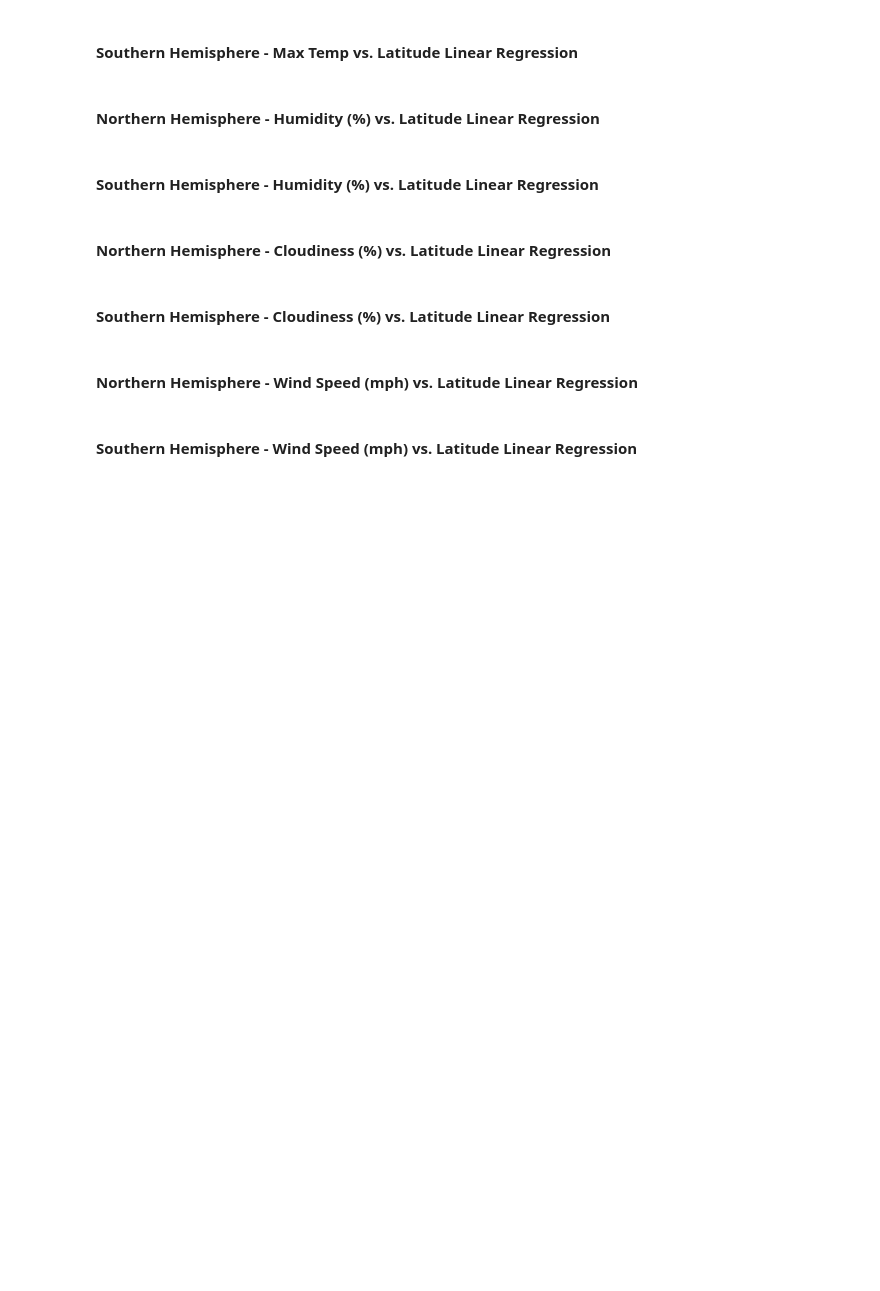
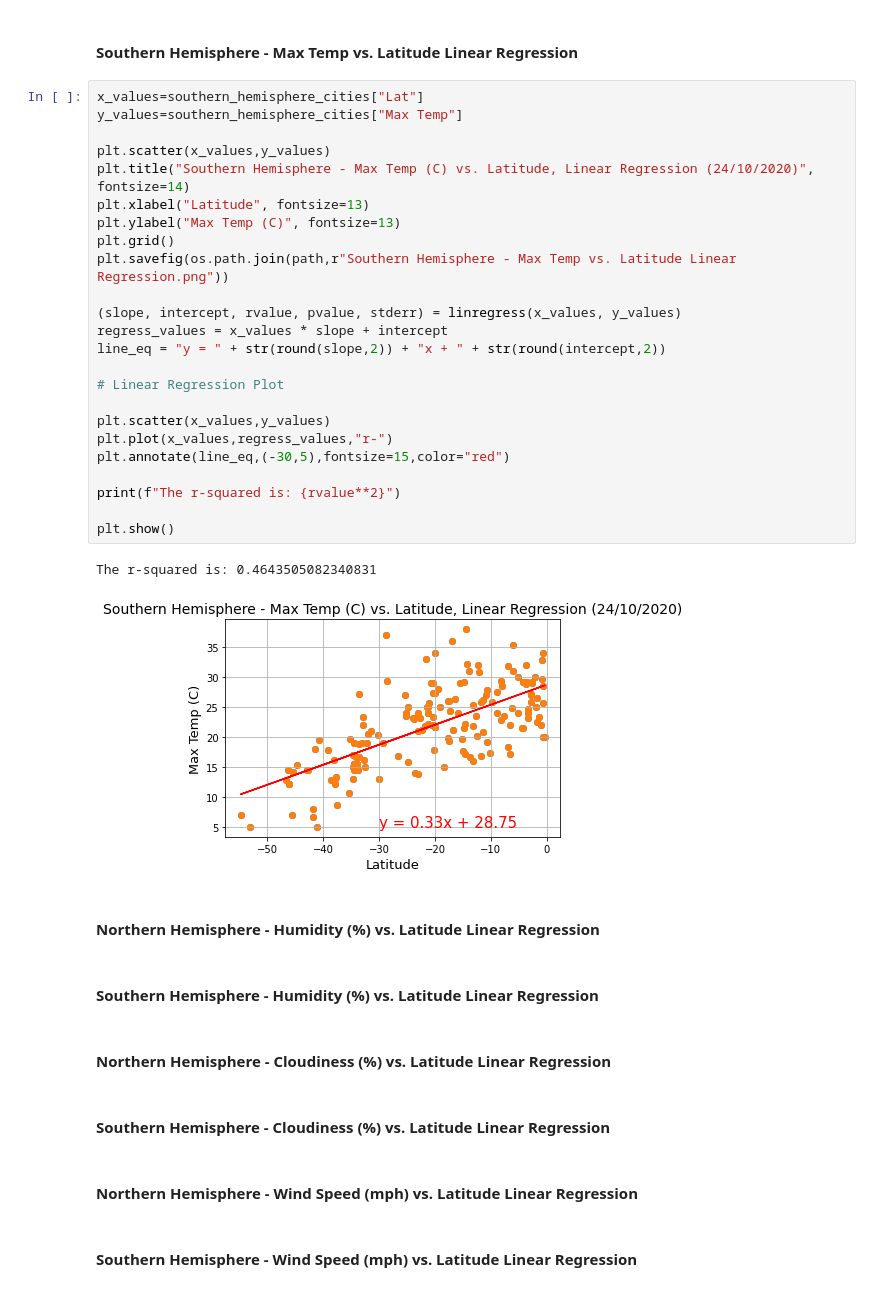
Before and after one commit to trezeget-1/Equator-Weather-Research, a Jupyter notebook: Instructions/starter_code/WeatherPy.ipynb, the cells around one changed output. Saved outputs shown, nothing was run; the diff lists cells and outputs as text; blank space fills up the shorter version.

```diff
--- a/Instructions/starter_code/WeatherPy.ipynb
+++ b/Instructions/starter_code/WeatherPy.ipynb
@@ -331,5 +354,32 @@ southern_hemisphere_cities
 # %% [markdown]
 ####  Southern Hemisphere - Max Temp vs. Latitude Linear Regression
+# %%
+x_values=southern_hemisphere_cities["Lat"]
+y_values=southern_hemisphere_cities["Max Temp"]
+
+plt.scatter(x_values,y_values)
+plt.title("Southern Hemisphere - Max Temp (C) vs. Latitude, Linear Regression (24/10/2020)", fontsize=14)
+plt.xlabel("Latitude", fontsize=13)
+plt.ylabel("Max Temp (C)", fontsize=13)
+plt.grid()
+plt.savefig(os.path.join(path,r"Southern Hemisphere - Max Temp vs. Latitude Linear Regression.png"))
+
+(slope, intercept, rvalue, pvalue, stderr) = linregress(x_values, y_values)
+regress_values = x_values * slope + intercept
+line_eq = "y = " + str(round(slope,2)) + "x + " + str(round(intercept,2))
+
+# Linear Regression Plot
+
+plt.scatter(x_values,y_values)
+plt.plot(x_values,regress_values,"r-")
+plt.annotate(line_eq,(-30,5),fontsize=15,color="red")
+
+print(f"The r-squared is: {rvalue**2}")
+
+plt.show()
+# %% [output]
+The r-squared is: 0.4643505082340831
+[figure, added]
 # %% [markdown]
 ####  Northern Hemisphere - Humidity (%) vs. Latitude Linear Regression
 # %% [markdown]
```
Also changed, not shown: parts of 7 cells of this notebook, 6 other files.
